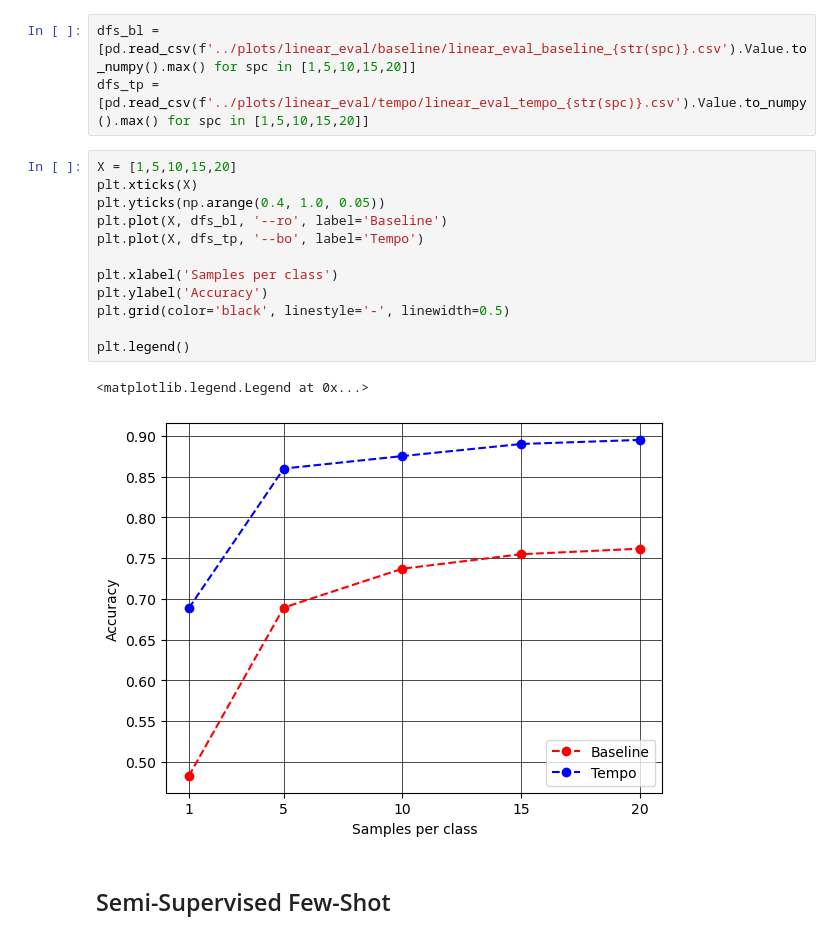
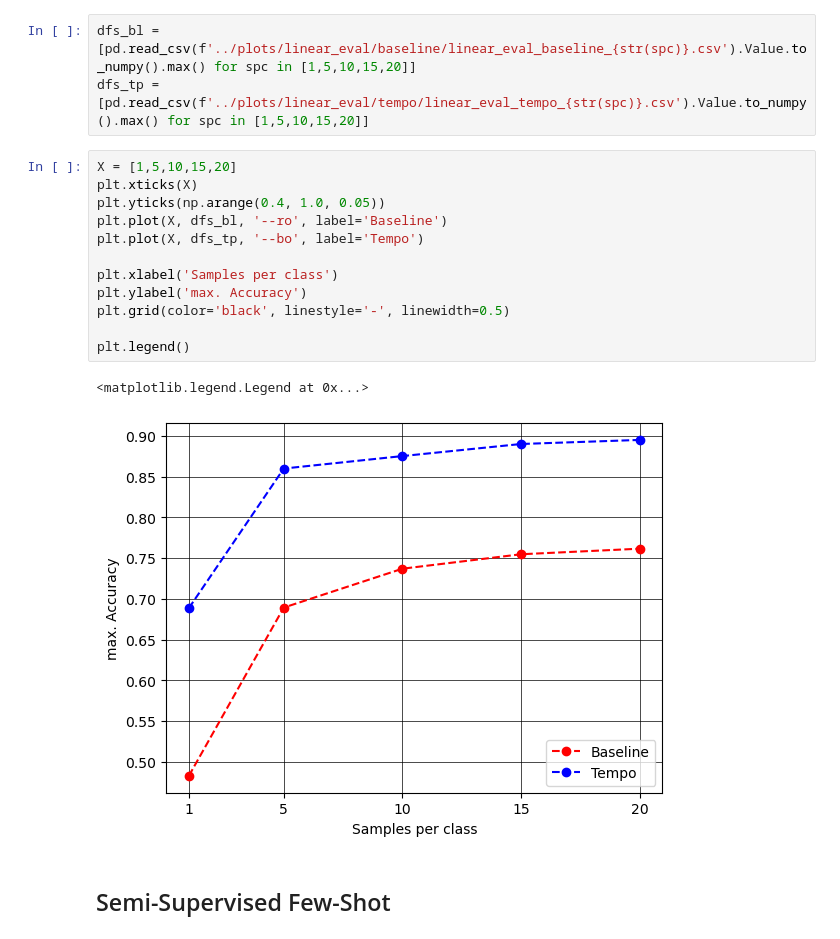
Before and after one commit to myasincifci/tempo, a Jupyter notebook: notebooks/plot_curves.ipynb, the cells around one changed output. Drawn from its saved outputs; the diff is of its cells as text.

Commit message:
updated some plots

```diff
--- a/notebooks/plot_curves.ipynb
+++ b/notebooks/plot_curves.ipynb
@@ -46,18 +63,18 @@ dfs_tp = [pd.read_csv(f'../plots/linear_eval/tempo/linear_eval_tempo_{str(spc)}.
 # %%
 X = [1,5,10,15,20]
 plt.xticks(X)
 plt.yticks(np.arange(0.4, 1.0, 0.05))
 plt.plot(X, dfs_bl, '--ro', label='Baseline')
 plt.plot(X, dfs_tp, '--bo', label='Tempo')
 
 plt.xlabel('Samples per class')
-plt.ylabel('Accuracy')
+plt.ylabel('max. Accuracy')
 plt.grid(color='black', linestyle='-', linewidth=0.5)
 
 plt.legend()
 # %% [output]
 <matplotlib.legend.Legend at 0x...>
-[figure, old version]
+[figure, new version]
 # %% [markdown]
 ## Semi-Supervised Few-Shot
 # %%
```
Also changed, not shown: parts of 5 cells of this notebook, 45 other files.
